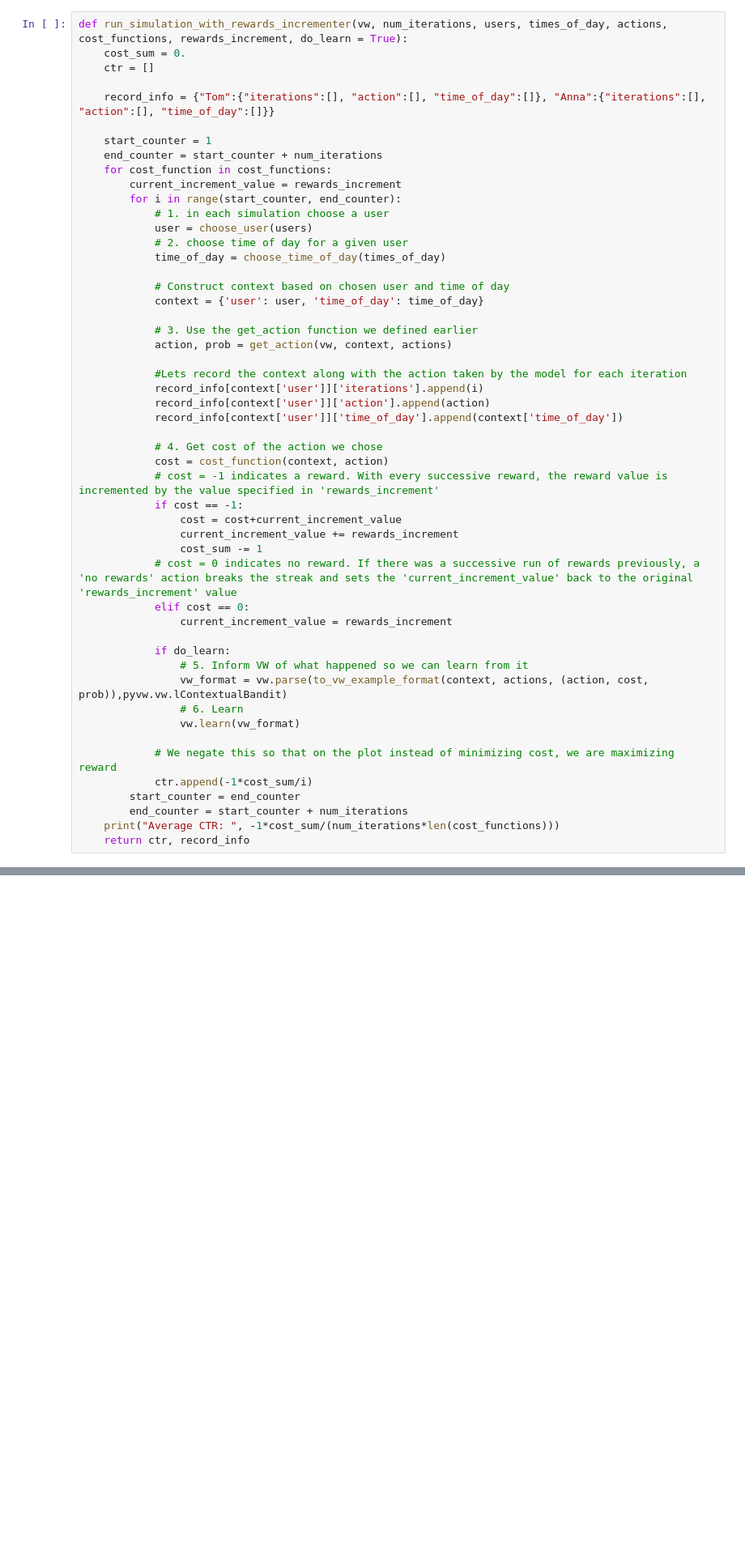
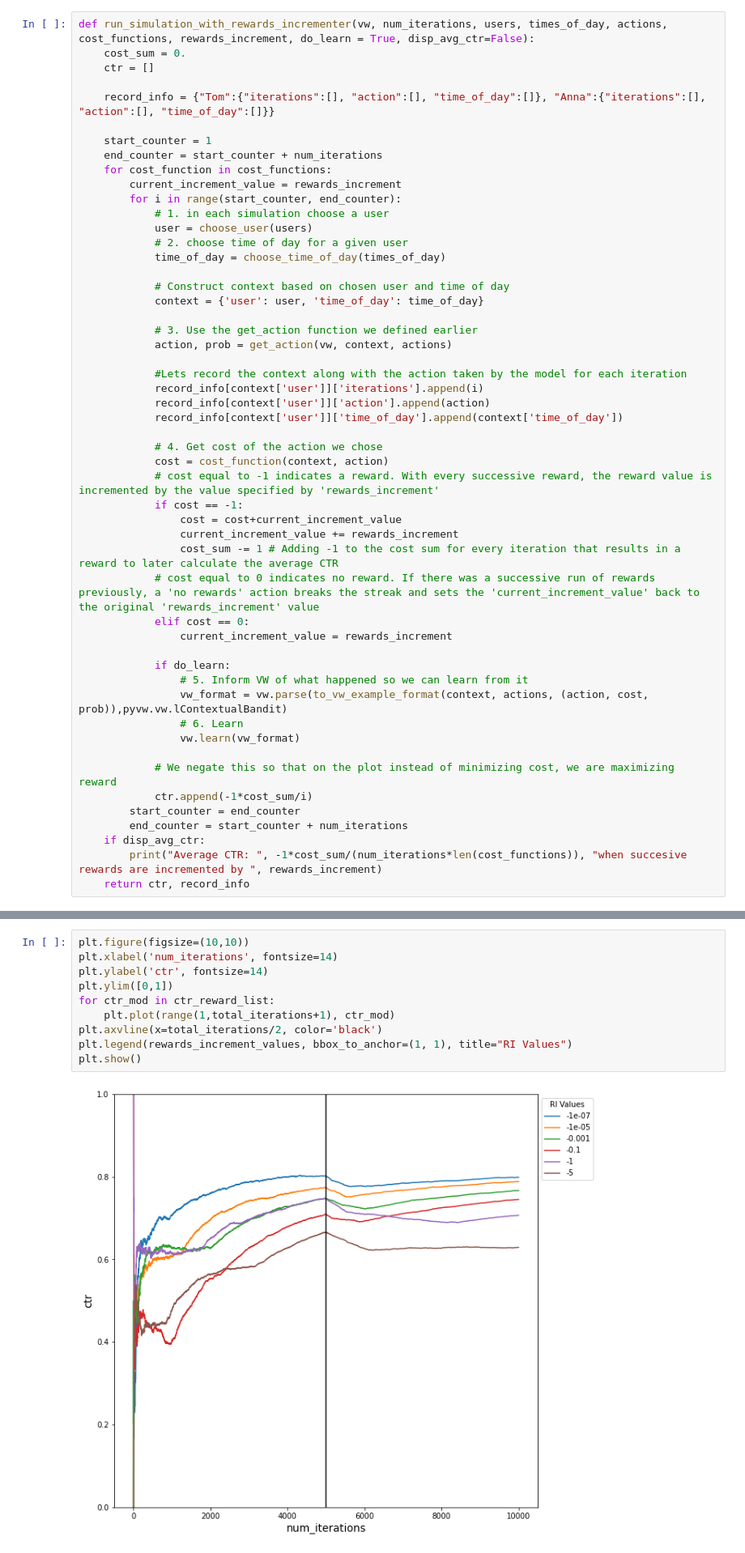
Before and after one commit to nihaldsouza/vw-cb-exercise, a Jupyter notebook: vw_cb_content_personalization.ipynb, the cells around one changed output, grey strips where cells are left out. Shown at 81% size. Drawn from its saved outputs; the diff is of its cells as text; blank space fills up the shorter version.

```diff
--- a/vw_cb_content_personalization.ipynb
+++ b/vw_cb_content_personalization.ipynb
@@ -227,5 +281,5 @@ Average CTR:  0.143
 # %%
-def run_simulation_with_rewards_incrementer(vw, num_iterations, users, times_of_day, actions, cost_functions, rewards_increment, do_learn = True):
+def run_simulation_with_rewards_incrementer(vw, num_iterations, users, times_of_day, actions, cost_functions, rewards_increment, do_learn = True, disp_avg_ctr=False):
     cost_sum = 0.
     ctr = []
 
@@ -254,12 +308,12 @@ def run_simulation_with_rewards_incrementer(vw, num_iterations, users, times_of_
 
             # 4. Get cost of the action we chose
             cost = cost_function(context, action)
-            # cost = -1 indicates a reward. With every successive reward, the reward value is incremented by the value specified in 'rewards_increment'
+            # cost equal to -1 indicates a reward. With every successive reward, the reward value is incremented by the value specified by 'rewards_increment'
             if cost == -1:
                 cost = cost+current_increment_value
                 current_increment_value += rewards_increment
-                cost_sum -= 1
-            # cost = 0 indicates no reward. If there was a successive run of rewards previously, a 'no rewards' action breaks the streak and sets the 'current_increment_value' back to the original 'rewards_increment' value
+                cost_sum -= 1 # Adding -1 to the cost sum for every iteration that results in a reward to later calculate the average CTR
+            # cost equal to 0 indicates no reward. If there was a successive run of rewards previously, a 'no rewards' action breaks the streak and sets the 'current_increment_value' back to the original 'rewards_increment' value
             elif cost == 0:
                 current_increment_value = rewards_increment
 
@@ -273,5 +327,6 @@ def run_simulation_with_rewards_incrementer(vw, num_iterations, users, times_of_
             ctr.append(-1*cost_sum/i)
         start_counter = end_counter
         end_counter = start_counter + num_iterations
-    print("Average CTR: ", -1*cost_sum/(num_iterations*len(cost_functions)))
+    if disp_avg_ctr:
+        print("Average CTR: ", -1*cost_sum/(num_iterations*len(cost_functions)), "when succesive rewards are incremented by ", rewards_increment)
     return ctr, record_info
@@ -301,0 +360,12 @@ Average CTR:  0.6313
+# %%
+plt.figure(figsize=(10,10))
+plt.xlabel('num_iterations', fontsize=14)
+plt.ylabel('ctr', fontsize=14)
+plt.ylim([0,1])
+for ctr_mod in ctr_reward_list:
+    plt.plot(range(1,total_iterations+1), ctr_mod)
+plt.axvline(x=total_iterations/2, color='black')
+plt.legend(rewards_increment_values, bbox_to_anchor=(1, 1), title="RI Values")
+plt.show()
+# %% [output]
+[figure, added]
```
Also changed, not shown: parts of 64 cells of this notebook, 1 other file.
